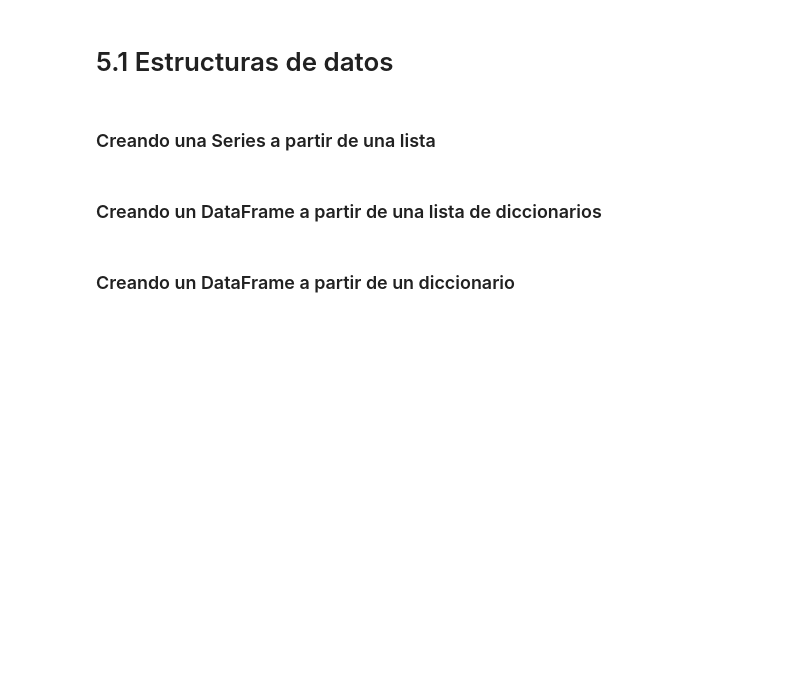
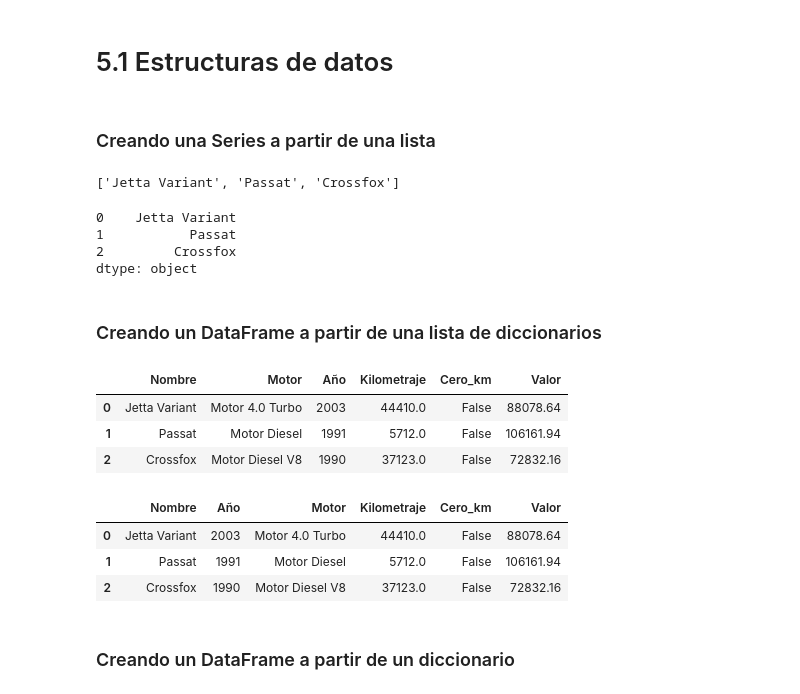
Before and after one commit to jota29-prog/1842-html-validaciones, a Jupyter notebook: Python_para_Data_Science_Pandas.ipynb, the cells around one changed output. Saved outputs shown, nothing was run; the diff lists cells and outputs as text; code cells hidden in the pictures; blank space fills up the shorter version.

```diff
--- a/Python_para_Data_Science_Pandas.ipynb
+++ b/Python_para_Data_Science_Pandas.ipynb
@@ -691,5 +693,17 @@ El argumento *datos* puede ser un diccionario, una lista, un array Numpy, una Se
 # %% [markdown]
 ### Creando una Series a partir de una lista
+# %%
+carros = ['Jetta Variant', 'Passat', 'Crossfox']
+carros
+# %% [output]
+['Jetta Variant', 'Passat', 'Crossfox']
+# %%
+pd.Series(carros)
+# %% [output]
+0    Jetta Variant
+1           Passat
+2         Crossfox
+dtype: object
 # %% [markdown]
 ### Creando un DataFrame a partir de una lista de diccionarios
 # %%
@@ -698,6 +712,22 @@ datos = [
     {'Nombre': 'Passat', 'Motor': 'Motor Diesel', 'Año': 1991, 'Kilometraje': 5712.0, 'Cero_km': False, 'Valor': 106161.94},
     {'Nombre': 'Crossfox', 'Motor': 'Motor Diesel V8', 'Año': 1990, 'Kilometraje': 37123.0, 'Cero_km': False, 'Valor': 72832.16}
 ]
+# %%
+dataset = pd.DataFrame(datos)
+# %%
+dataset
+# %% [output]
+|  | Nombre | Motor | Año | Kilometraje | Cero_km | Valor |
+| 0 | Jetta Variant | Motor 4.0 Turbo | 2003 | 44410.0 | False | 88078.64 |
+| 1 | Passat | Motor Diesel | 1991 | 5712.0 | False | 106161.94 |
+| 2 | Crossfox | Motor Diesel V8 | 1990 | 37123.0 | False | 72832.16 |
+# %%
+dataset[['Nombre', 'Año', 'Motor', 'Kilometraje', 'Cero_km', 'Valor']]
+# %% [output]
+|  | Nombre | Año | Motor | Kilometraje | Cero_km | Valor |
+| 0 | Jetta Variant | 2003 | Motor 4.0 Turbo | 44410.0 | False | 88078.64 |
+| 1 | Passat | 1991 | Motor Diesel | 5712.0 | False | 106161.94 |
+| 2 | Crossfox | 1990 | Motor Diesel V8 | 37123.0 | False | 72832.16 |
 # %% [markdown]
 ### Creando un DataFrame a partir de un diccionario
 # %%
```
Also changed, not shown: parts of 1 cell of this notebook.
